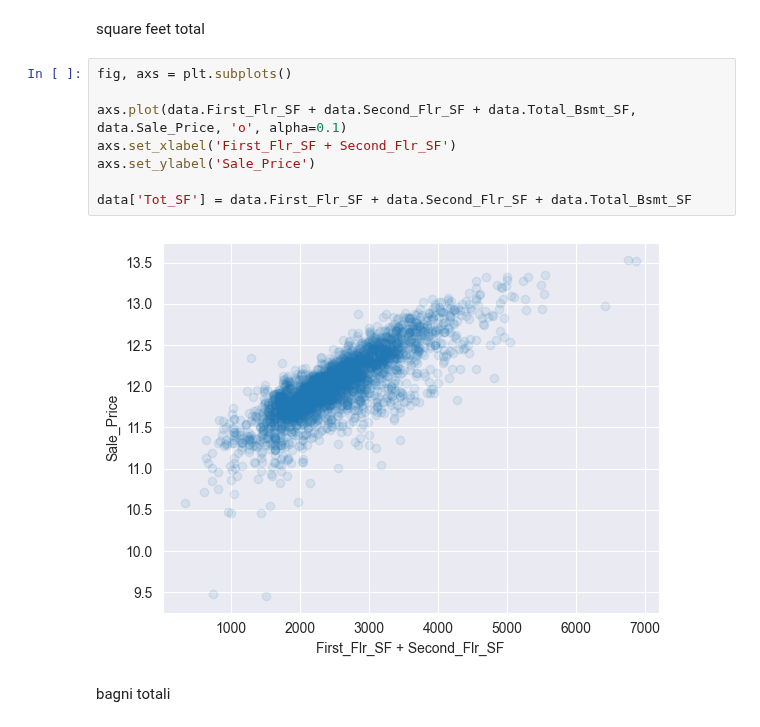
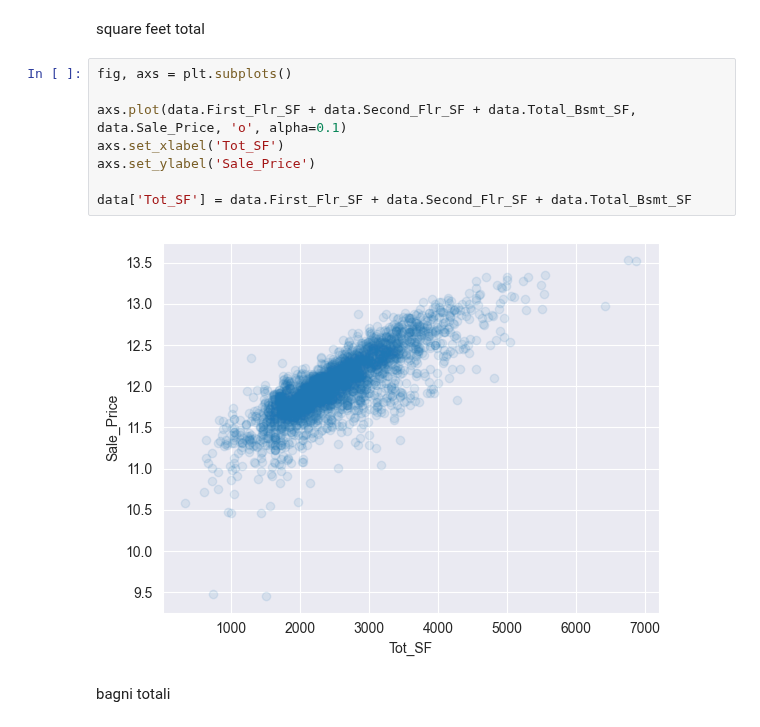
Before and after one commit to davide-tonetto-884585/House-Sale-Price-Prediction, a Jupyter notebook: data-engineering.ipynb, the cells around one changed output. Drawn from its saved outputs; the diff is of its cells as text.

```diff
--- a/data-engineering.ipynb
+++ b/data-engineering.ipynb
@@ -177,13 +177,13 @@ square feet total
 # %%
 fig, axs = plt.subplots()
 
 axs.plot(data.First_Flr_SF + data.Second_Flr_SF + data.Total_Bsmt_SF, data.Sale_Price, 'o', alpha=0.1)
-axs.set_xlabel('First_Flr_SF + Second_Flr_SF')
+axs.set_xlabel('Tot_SF')
 axs.set_ylabel('Sale_Price')
 
 data['Tot_SF'] = data.First_Flr_SF + data.Second_Flr_SF + data.Total_Bsmt_SF
 # %% [output]
-[figure, old version]
+[figure, new version]
 # %% [markdown]
 bagni totali
 # %%
```
Also changed, not shown: parts of 15 cells of this notebook, 7 other files.
